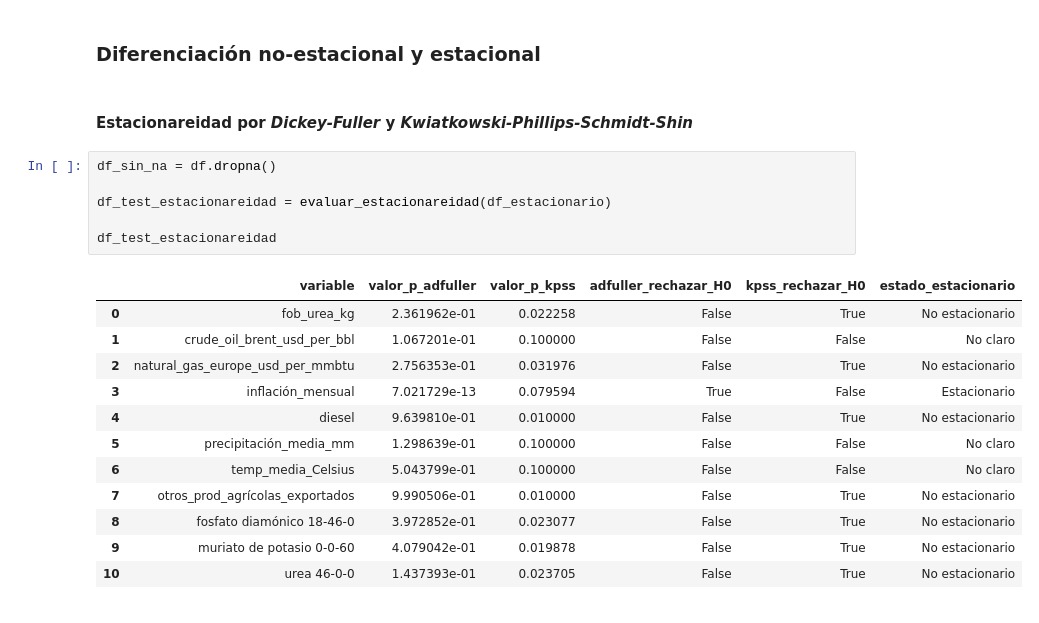
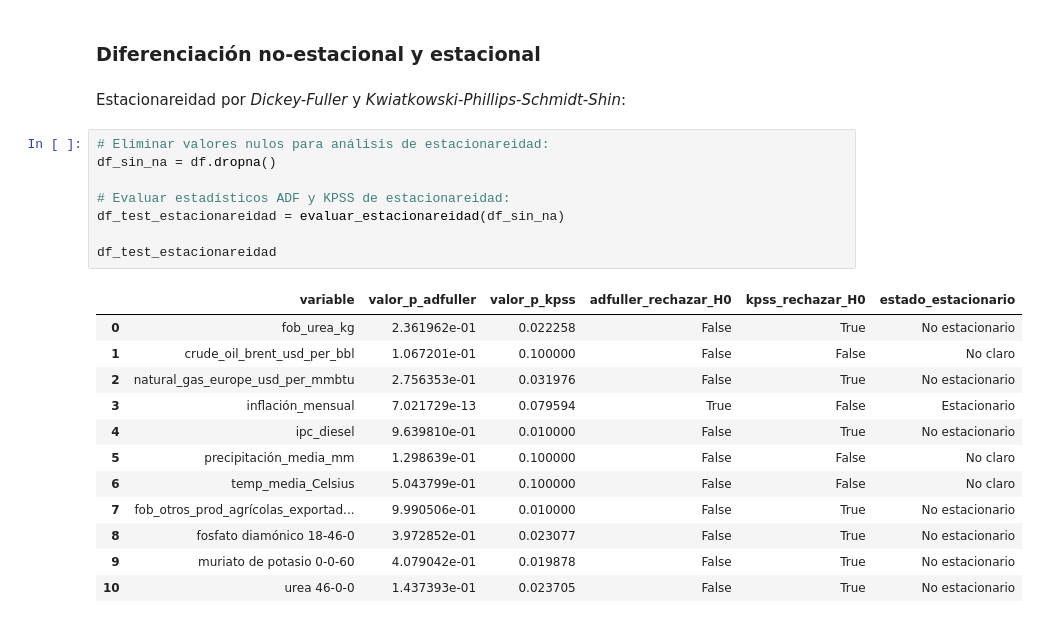
Before and after one commit to IFTrejoM/time-series-fertilizer-price-predictor, a Jupyter notebook: modelo_regresión.ipynb, the cells around one changed output. Saved outputs shown, nothing was run; the diff lists cells and outputs as text.

```diff
--- a/modelo_regresión.ipynb
+++ b/modelo_regresión.ipynb
@@ -44,23 +62,25 @@ plot_ccf_subplots(df, X.columns.tolist(), target_var, max_lag=30, palette_name="
 # %% [markdown]
 ### Diferenciación no-estacional y estacional
 # %% [markdown]
-#### Estacionareidad por *Dickey-Fuller* y *Kwiatkowski-Phillips-Schmidt-Shin*
+Estacionareidad por *Dickey-Fuller* y *Kwiatkowski-Phillips-Schmidt-Shin*:
-# %%
-df_sin_na = df.dropna()
-
-df_test_estacionareidad = evaluar_estacionareidad(df_estacionario)
-
-df_test_estacionareidad
-# %% [output]
-|  | variable | valor_p_adfuller | valor_p_kpss | adfuller_rechazar_H0 | kpss_rechazar_H0 | estado_estacionario |
-| 0 | fob_urea_kg | 2.361962e-01 | 0.022258 | False | True | No estacionario |
-| 1 | crude_oil_brent_usd_per_bbl | 1.067201e-01 | 0.100000 | False | False | No claro |
-| 2 | natural_gas_europe_usd_per_mmbtu | 2.756353e-01 | 0.031976 | False | True | No estacionario |
-| 3 | inflación_mensual | 7.021729e-13 | 0.079594 | True | False | Estacionario |
-| 4 | diesel | 9.639810e-01 | 0.010000 | False | True | No estacionario |
-| 5 | precipitación_media_mm | 1.298639e-01 | 0.100000 | False | False | No claro |
-| 6 | temp_media_Celsius | 5.043799e-01 | 0.100000 | False | False | No claro |
-| 7 | otros_prod_agrícolas_exportados | 9.990506e-01 | 0.010000 | False | True | No estacionario |
-| 8 | fosfato diamónico 18-46-0 | 3.972852e-01 | 0.023077 | False | True | No estacionario |
-| 9 | muriato de potasio 0-0-60 | 4.079042e-01 | 0.019878 | False | True | No estacionario |
-| 10 | urea 46-0-0 | 1.437393e-01 | 0.023705 | False | True | No estacionario |
+# %%
+# Eliminar valores nulos para análisis de estacionareidad:
+df_sin_na = df.dropna()
+
+# Evaluar estadísticos ADF y KPSS de estacionareidad:
+df_test_estacionareidad = evaluar_estacionareidad(df_sin_na)
+
+df_test_estacionareidad
+# %% [output]
+|  | variable | valor_p_adfuller | valor_p_kpss | adfuller_rechazar_H0 | kpss_rechazar_H0 | estado_estacionario |
+| 0 | fob_urea_kg | 2.361962e-01 | 0.022258 | False | True | No estacionario |
+| 1 | crude_oil_brent_usd_per_bbl | 1.067201e-01 | 0.100000 | False | False | No claro |
+| 2 | natural_gas_europe_usd_per_mmbtu | 2.756353e-01 | 0.031976 | False | True | No estacionario |
+| 3 | inflación_mensual | 7.021729e-13 | 0.079594 | True | False | Estacionario |
+| 4 | ipc_diesel | 9.639810e-01 | 0.010000 | False | True | No estacionario |
+| 5 | precipitación_media_mm | 1.298639e-01 | 0.100000 | False | False | No claro |
+| 6 | temp_media_Celsius | 5.043799e-01 | 0.100000 | False | False | No claro |
+| 7 | fob_otros_prod_agrícolas_exportad... | 9.990506e-01 | 0.010000 | False | True | No estacionario |
+| 8 | fosfato diamónico 18-46-0 | 3.972852e-01 | 0.023077 | False | True | No estacionario |
+| 9 | muriato de potasio 0-0-60 | 4.079042e-01 | 0.019878 | False | True | No estacionario |
+| 10 | urea 46-0-0 | 1.437393e-01 | 0.023705 | False | True | No estacionario |
```
Also changed, not shown: parts of 9 cells of this notebook, 3 other files.
